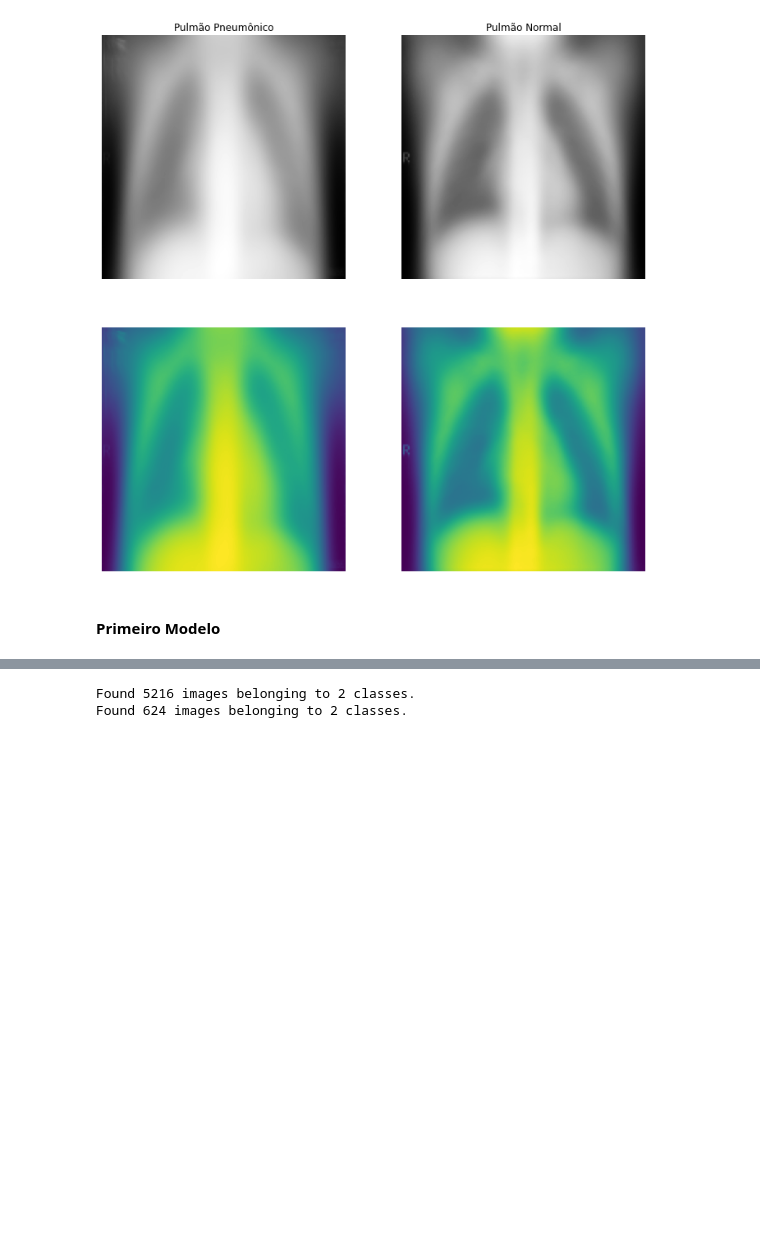
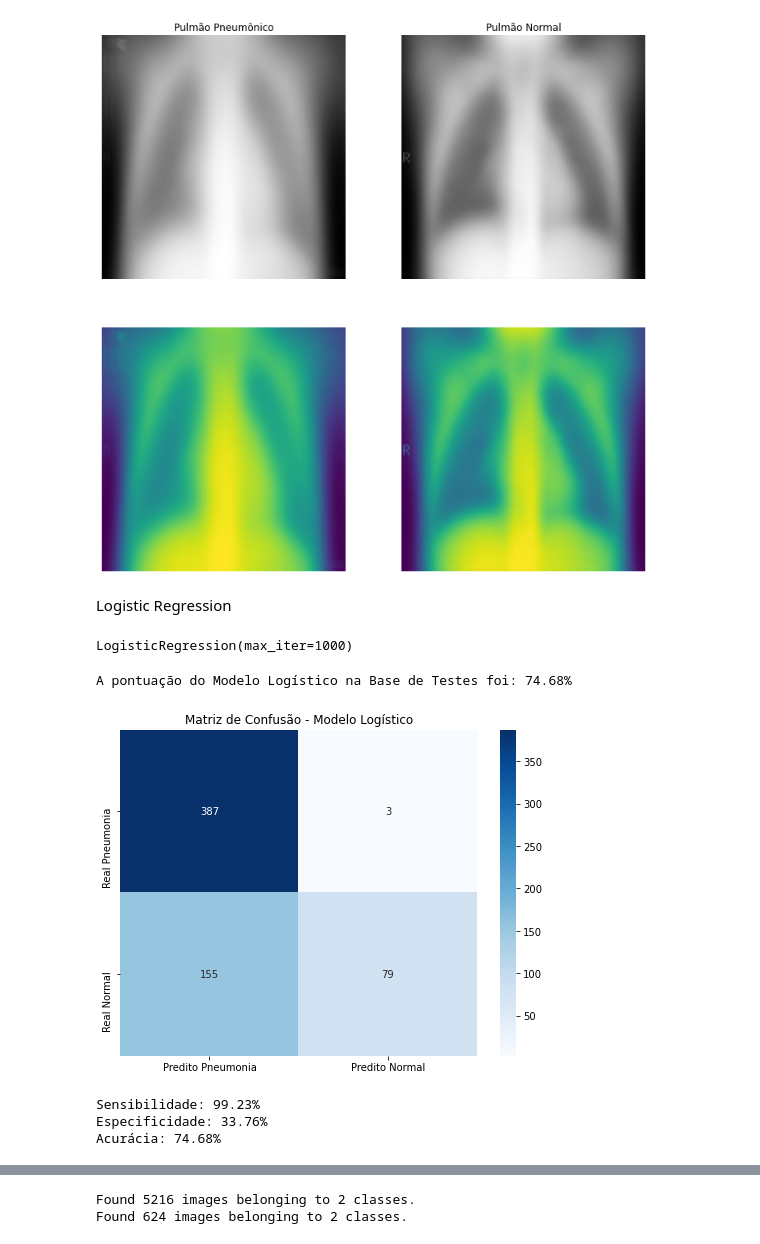
Before and after one commit to arthurchieppe/P2_CDados, a Jupyter notebook: P2-CDADOS.ipynb, the cells around one changed output, grey strips where cells are left out. Cells and saved outputs as stored; diff of their text form; code cells hidden in the pictures; blank space fills up the shorter version.

```diff
--- a/P2-CDADOS.ipynb
+++ b/P2-CDADOS.ipynb
@@ -187,5 +186,56 @@ plt.axis('off')
 plt.show()
 # %% [output]
 [figure]
-# %% [markdown]
-#### Primeiro Modelo
+# %% [markdown]
+Logistic Regression
+# %%
+img_size = 75
+test_data, number_of_normal_test, number_of_pneumonia_test = images_manipulation('content/chest_xray/test')
+train_data, number_of_normal_train, number_of_pneumonia_train = images_manipulation('content/chest_xray/train')
+
+np.random.shuffle(train_data)
+np.random.shuffle(test_data)
+X_train = train_data[:, 0]
+X_test = test_data[:, 0]
+
+X_train = [(img.flatten()/255.) for img in X_train]
+y_train = train_data[:, 1].reshape(-1, 1)
+
+X_test = [img.flatten()/255. for img in X_test]
+y_test = test_data[:, 1].reshape(-1, 1)
+
+dados_train = pd.DataFrame(X_train)
+dados_train["Label"] = y_train
+
+dados_test = pd.DataFrame(X_test)
+dados_test["Label"] = y_test
+# %%
+logistic = LogisticRegression(max_iter=1000)
+logistic.fit(dados_train.drop("Label", axis=1).values, dados_train.Label.astype(float))
+# %% [output]
+LogisticRegression(max_iter=1000)
+# %%
+prediction = logistic.predict(dados_test.drop("Label", axis=1).values)
+pontuacao = logistic.score(dados_test.drop("Label", axis=1).values, dados_test.Label.astype(float))
+print(f"A pontuação do Modelo Logístico na Base de Testes foi: {pontuacao*100:.2f}%")
+# %% [output]
+A pontuação do Modelo Logístico na Base de Testes foi: 74.68%
+# %%
+plt.figure(figsize=(8, 6))
+plt.title("Matriz de Confusão - Modelo Logístico")
+sns.heatmap(confusion_matrix(dados_test.Label.astype(float), prediction),
+            cmap="Blues",
+            xticklabels=["Predito Pneumonia", "Predito Normal"],
+            yticklabels=["Real Pneumonia", "Real Normal"],
+            annot=True,
+            fmt='g');
+# %% [output]
+[figure, added]
+# %%
+print(f"Sensibilidade: {387*100/390:.2f}%")
+print(f"Especificidade: {79*100/234:.2f}%")
+print(f"Acurácia: {pontuacao*100:.2f}%")
+# %% [output]
+Sensibilidade: 99.23%
+Especificidade: 33.76%
+Acurácia: 74.68%
```
Also changed, not shown: parts of 11 cells of this notebook.
